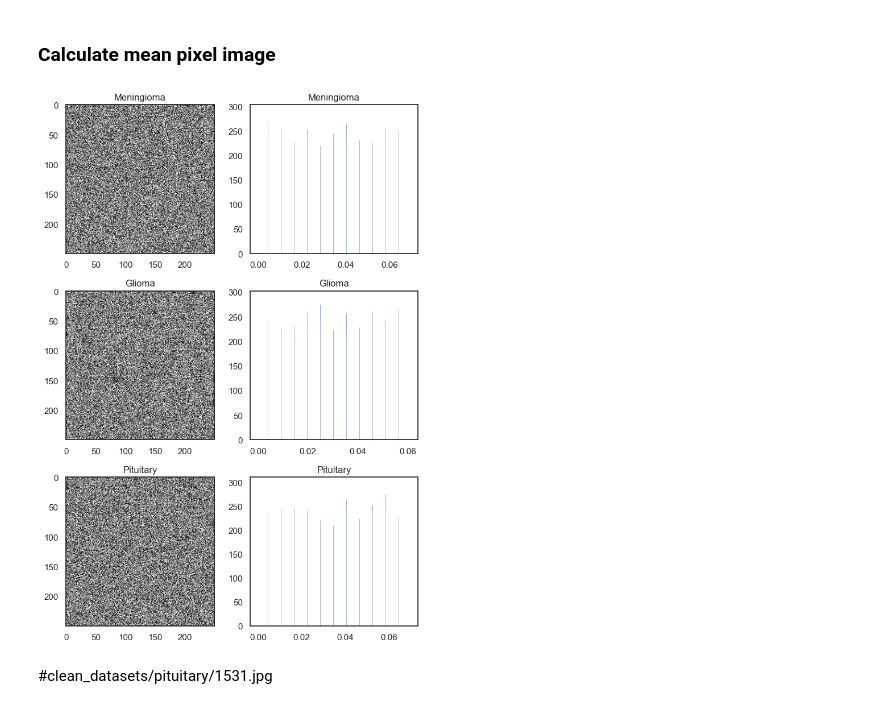
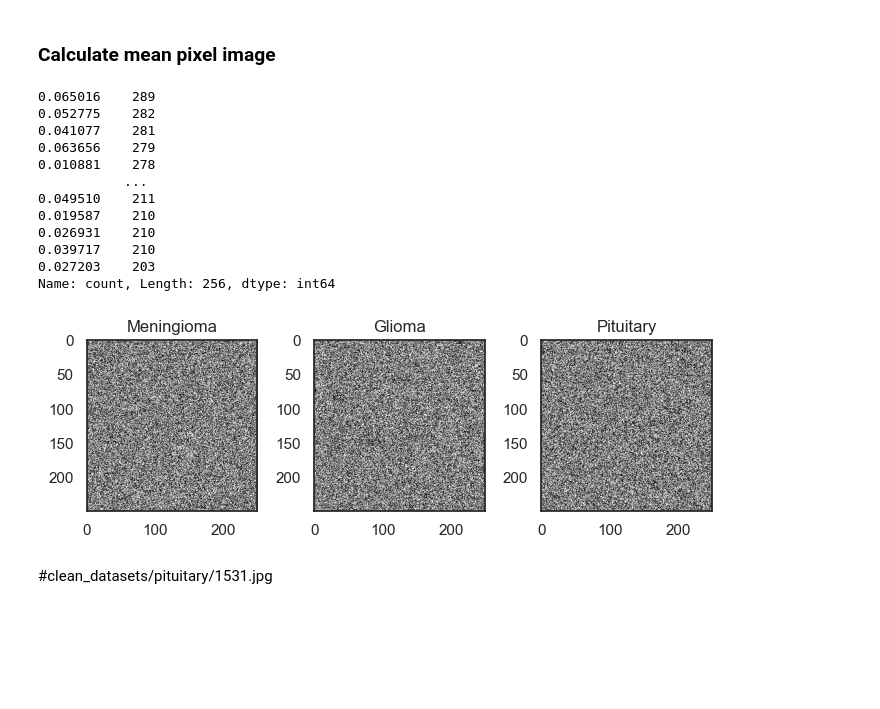
Before and after one commit to LV6LASERLOTUS/DAT490, a Jupyter notebook: eda.ipynb, the cells around one changed output. Drawn from its saved outputs; the diff is of its cells as text; code cells hidden in the pictures; blank space fills up the shorter version.

```diff
--- a/eda.ipynb
+++ b/eda.ipynb
@@ -101,39 +101,49 @@ plt.show()
 meningioma_mean = np.mean(meningioma_df['pixel'], axis=0)
 glioma_mean = np.mean(glioma_df['pixel'], axis=0)
 pituitary_mean = np.mean(pituitary_df['pixel'], axis=0)
+# %%
+test = pd.Series(meningioma_mean.flatten())
+test.value_counts()
+# %% [output]
+0.065016    289
+0.052775    282
+0.041077    281
+0.063656    279
+0.010881    278
+           ...
+0.049510    211
+0.019587    210
+0.026931    210
+0.039717    210
+0.027203    203
+Name: count, Length: 256, dtype: int64
 # %%
-sns.set_theme(style='white')
-fig, axes = plt.subplots(3,2,figsize=(7,10))
+# sns.set_theme(style='white')
+fig, axes = plt.subplots(1,3,figsize=(7,10))
 
 colors = [
     '#C44E5280',#Red
     '#E39C3980',#Orange
     '#4C72B080',#Blue
     '#55A86880',#Green
 ]
 
-axes[0][0].imshow(meningioma_mean,'gray')
-axes[0][1].hist(meningioma_mean.flatten(),bins=256)
+axes[0].imshow(meningioma_mean,'gray')
 
-axes[1][0].imshow(glioma_mean,'gray')
-axes[1][1].hist(glioma_mean.flatten(),bins=256)
+axes[1].imshow(glioma_mean,'gray')
 
-axes[2][0].imshow(pituitary_mean,'gray')
-axes[2][1].hist(pituitary_mean.flatten(),bins=256)
+axes[2].imshow(pituitary_mean,'gray')
 
-axes[0][0].set_title('Meningioma')
-axes[0][1].set_title('Meningioma')
+axes[0].set_title('Meningioma')
 
-axes[1][0].set_title('Glioma')
-axes[1][1].set_title('Glioma')
+axes[1].set_title('Glioma')
 
-axes[2][0].set_title('Pituitary')
-axes[2][1].set_title('Pituitary')
+axes[2].set_title('Pituitary')
 
 plt.tight_layout()
 plt.show()
 # %% [output]
-[figure, old version]
+[figure, new version]
 # %% [markdown]
 #clean_datasets/pituitary/1531.jpg
 # %% [markdown]
```
Also changed, not shown: parts of 5 cells of this notebook.
